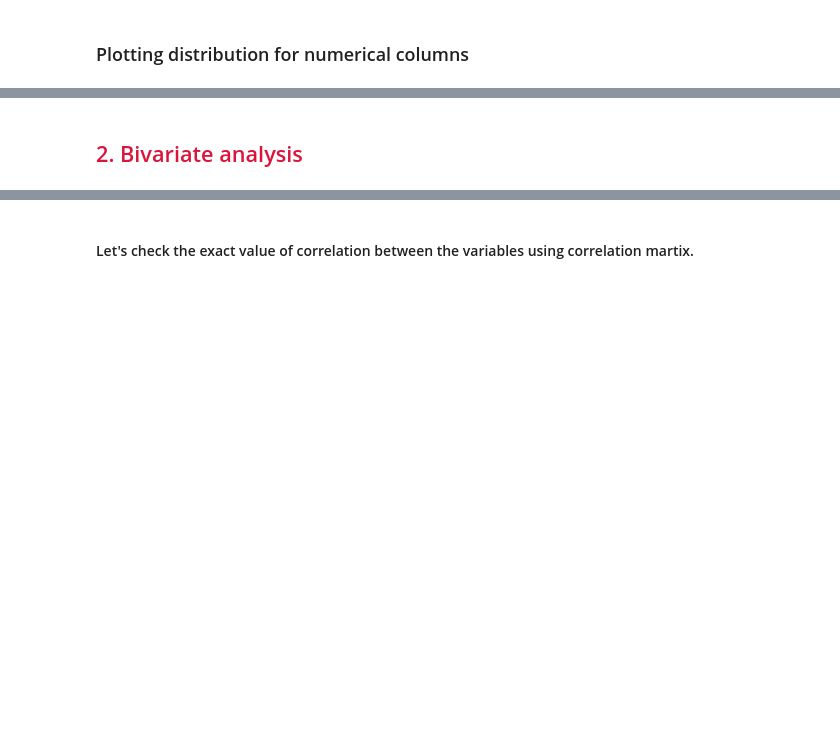
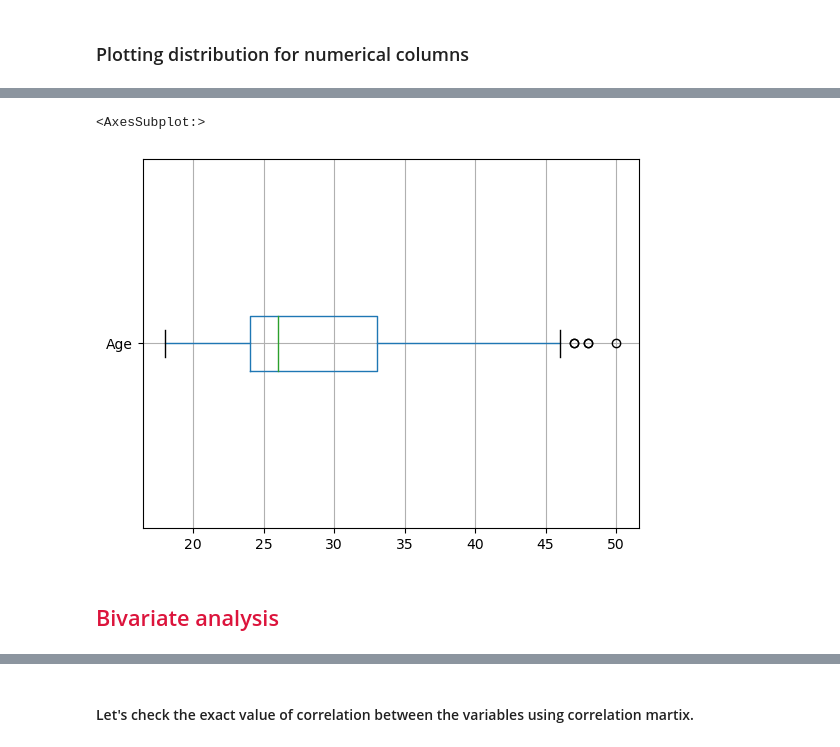
Before and after one commit to Rushanthi23/Programming_for_Data_Science, a Jupyter notebook: Inferential Statistics/Goodlife_Fitness.ipynb, the cells around one changed output, grey strips where cells are left out. Cells and saved outputs as stored; diff of their text form; code cells hidden in the pictures; blank space fills up the shorter version.

```diff
--- a/Inferential Statistics/Goodlife_Fitness.ipynb
+++ b/Inferential Statistics/Goodlife_Fitness.ipynb
@@ -63,3 +141,10 @@ Perform descriptive analysis to create a customer profile for each Goodlife Fitn
+# %%
+# plotting a boxplot for Age
+data.boxplot(column='Age', vert = False)
+# because the chart is right skewed, that's why the outliers are towards the left
+# %% [output]
+<AxesSubplot:>
+[figure, added]
 # %% [markdown]
-## <span style="color:crimson">2. Bivariate analysis</span>
+## <span style="color:crimson">Bivariate analysis</span>
 # %%
```
Also changed, not shown: parts of 45 cells of this notebook, 2 other files.
